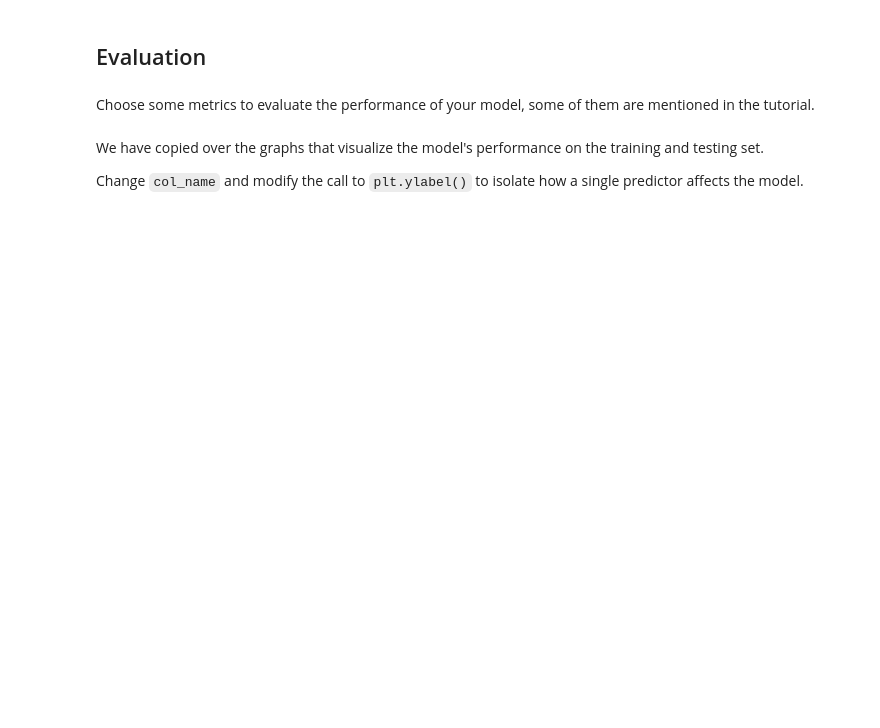
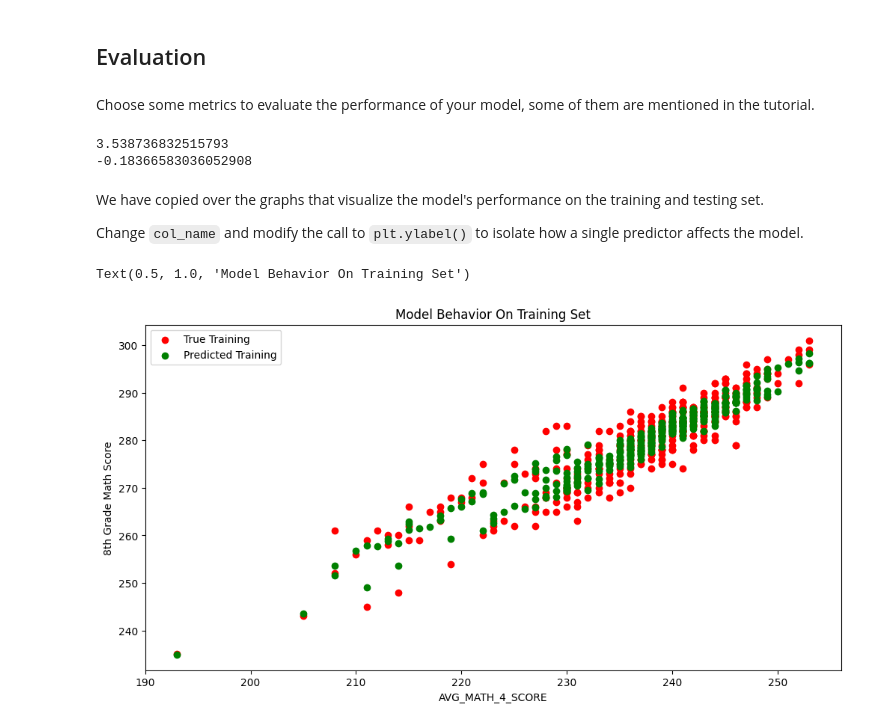
Before and after one commit to aespiritblue/MDST-Onboarding, a Jupyter notebook: tutorial1/checkpoint1.ipynb, the cells around one changed output. Saved outputs shown, nothing was run; the diff lists cells and outputs as text; code cells hidden in the pictures; blank space fills up the shorter version.

```diff
--- a/tutorial1/checkpoint1.ipynb
+++ b/tutorial1/checkpoint1.ipynb
@@ -168,8 +184,13 @@ from sklearn.model_selection import train_test_split
+# %%
+# @@@ 8
+
+data = df[['AVG_MATH_4_SCORE','AVG_READING_4_SCORE','AVG_MATH_8_SCORE']].dropna()
+X = data[['AVG_MATH_4_SCORE','AVG_READING_4_SCORE']]
+y = data['AVG_MATH_8_SCORE']
 # %%
 # @@@ 9
-
-# X_train, X_test, y_train, y_test = train_test_split(
-#      X, y, test_size=, random_state=42)
+X_train, X_test, y_train, y_test = train_test_split(
+      X, y, test_size=.2, random_state=0)
 # %% [markdown]
 <h2> Prediction </h2>
 # %% [markdown]
@@ -181,7 +202,7 @@ from sklearn.model_selection import train_test_split
 # %%
 # @@@ 11
 # create your model here
-# model =
+model = LinearRegression()
 # %%
 model.fit(X_train, y_train)
 # %% [output]
@@ -197,3 +223,16 @@ Choose some metrics to evaluate the performance of your model, some of them are
+# %%
+# @@@ 12
+
+# using root mean squared error to evaluate the model
+rmse = np.mean((model.predict(X_test)-y_test)**2)**0.5
+
+print(rmse)
+# take mean error of the model
+mae = np.mean(model.predict(X_test)-y_test)
+print(mae)
+# %% [output]
+3.538736832515793
+-0.18366583036052908
 # %% [markdown]
 We have copied over the graphs that visualize the model's performance on the training and testing set.
 
@@ -201,17 +240,20 @@ Change `col_name` and modify the call to `plt.ylabel()` to isolate how a single
 # %%
 # @@@ 13
 
-# col_name = 'COLUMN NAME OF ONE PREDICTOR'
+col_name = "AVG_MATH_4_SCORE"
 
 
-# f = plt.figure(figsize=(12,6))
-# plt.scatter(X_train[col_name], y_train, color = "red")
-# plt.scatter(X_train[col_name], model.predict(X_train), color = "green")
+f = plt.figure(figsize=(12,6))
+plt.scatter(X_train[col_name], y_train, color = "red")
+plt.scatter(X_train[col_name], model.predict(X_train), color = "green")
 
-# plt.legend(['True Training','Predicted Training'])
-# plt.xlabel(col_name)
-# plt.ylabel('NAME OF THE PREDICTOR')
-# plt.title("Model Behavior On Training Set")
+plt.legend(['True Training','Predicted Training'])
+plt.xlabel(col_name)
+plt.ylabel('8th Grade Math Score')
+plt.title("Model Behavior On Training Set")
+# %% [output]
+Text(0.5, 1.0, 'Model Behavior On Training Set')
+[figure, added]
 # %%
 # @@@ 14
 
```
Also changed, not shown: parts of 19 cells of this notebook, 2 other files.
